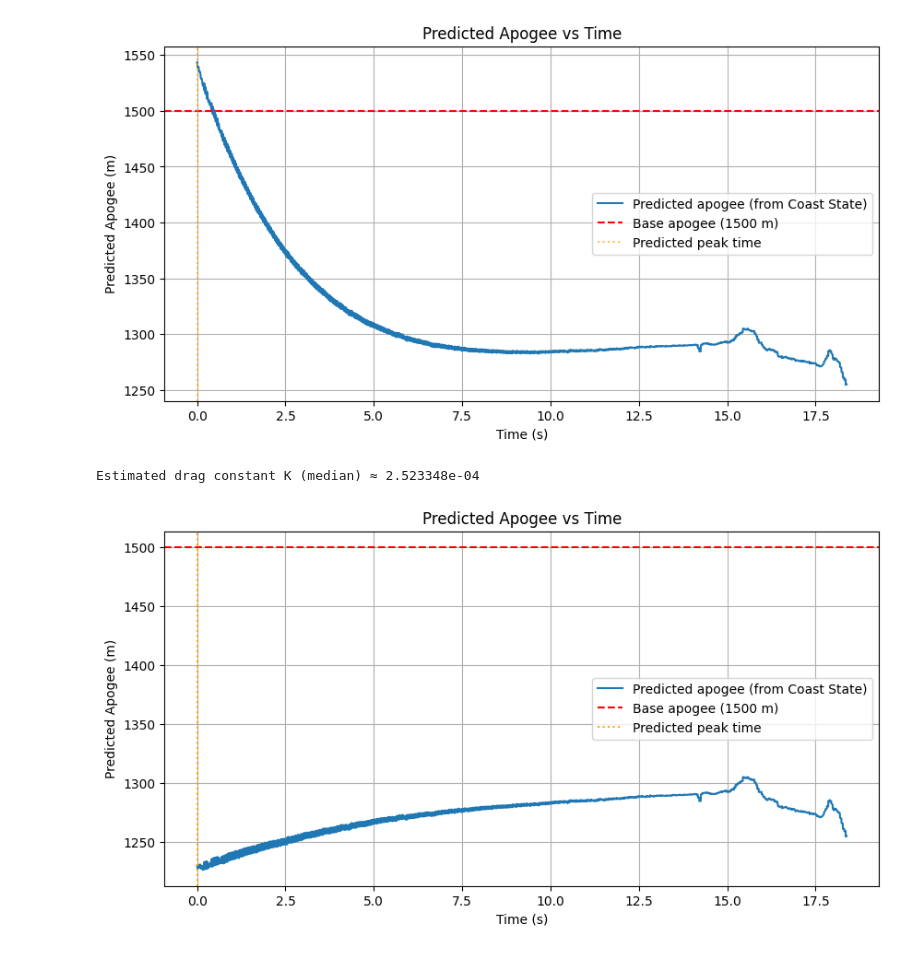
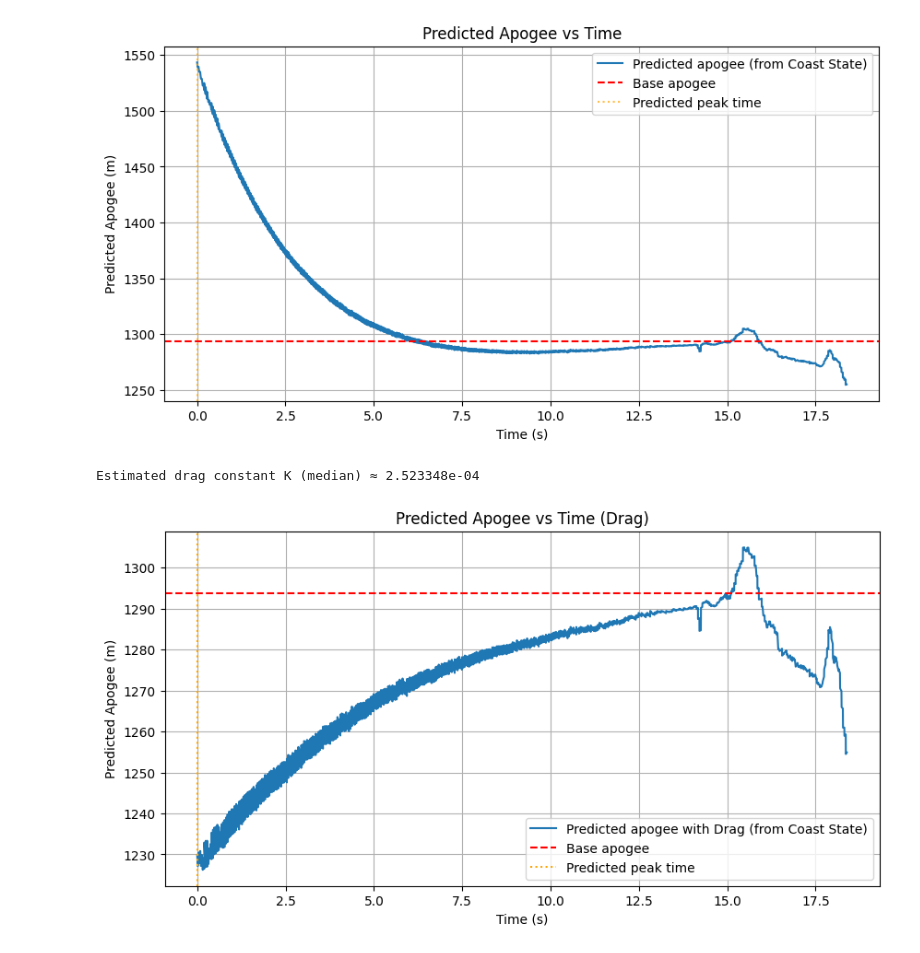
Before and after one commit to manujay3/apogeeprediction, a Jupyter notebook: prediction1.ipynb, the cells around one changed output. Drawn from its saved outputs; the diff is of its cells as text; code cells hidden in the pictures.

```diff
--- a/prediction1.ipynb
+++ b/prediction1.ipynb
@@ -1,4 +1,5 @@
 # %%
+#Method 1: Simplistic 1-D analytical approach with no drag
 import pandas as pd
 import numpy as np
 import matplotlib.pyplot as plt
@@ -33,7 +34,7 @@ vel = df_clean["vertical_velocity"].to_numpy()
 
 # Constants
 g = 9.81
-base_apogee = 1500.0  # meters
+base_apogee = max(alt)  # meters
 
 # Predict apogee using physics model
 predicted_apogee = alt + vel**2 / (2 * g)
@@ -46,7 +47,7 @@ time_pred = t[idx_pred]
 # Plot predicted apogee progression
 plt.figure(figsize=(10,5))
 plt.plot(t, predicted_apogee, label="Predicted apogee (from Coast State)")
-plt.axhline(base_apogee, color="red", linestyle="--", label="Base apogee (1500 m)")
+plt.axhline(base_apogee, color="red", linestyle="--", label="Base apogee")
 plt.axvline(time_pred, color="orange", linestyle=":", alpha=0.7, label="Predicted peak time")
 plt.xlabel("Time (s)")
 plt.ylabel("Predicted Apogee (m)")
@@ -55,26 +56,26 @@ plt.legend()
 plt.grid(True)
 plt.show()
 # %% [output]
-[figure, old version]
+[figure, new version]
-# %%
-acc_drag = df_clean["vertical_acceleration"].to_numpy()
-K_values = -acc_drag / (vel**2)
-K_median = np.median(K_values)
-print(f"Estimated drag constant K (median) ≈ {K_median:.6e}")
-# %% [output]
-Estimated drag constant K (median) ≈ 2.523348e-04
 # %%
+#Method 2: accounting for drag analytical solution
+acc_drag = df_clean["vertical_acceleration"].to_numpy()
+K_values = -acc_drag / (vel**2)
+K_median = np.median(K_values)
+print(f"Estimated drag constant K (median) ≈ {K_median:.6e}")
+
 predicted_apogee_drag = alt + (1 / (2 * K_median)) * np.log(1 + (K_median * vel**2) / g)
 
 plt.figure(figsize=(10,5))
-plt.plot(t, predicted_apogee_drag, label="Predicted apogee (from Coast State)")
-plt.axhline(base_apogee, color="red", linestyle="--", label="Base apogee (1500 m)")
+plt.plot(t, predicted_apogee_drag, label="Predicted apogee with Drag (from Coast State)")
+plt.axhline(base_apogee, color="red", linestyle="--", label="Base apogee ")
 plt.axvline(time_pred, color="orange", linestyle=":", label="Predicted peak time")
 plt.xlabel("Time (s)")
 plt.ylabel("Predicted Apogee (m)")
-plt.title("Predicted Apogee vs Time")
+plt.title("Predicted Apogee vs Time (Drag)")
 plt.legend()
 plt.grid(True)
 plt.show()
 # %% [output]
+Estimated drag constant K (median) ≈ 2.523348e-04
-[figure, old version]
+[figure, new version]
```
Also changed, not shown: parts of 1 cell of this notebook.
